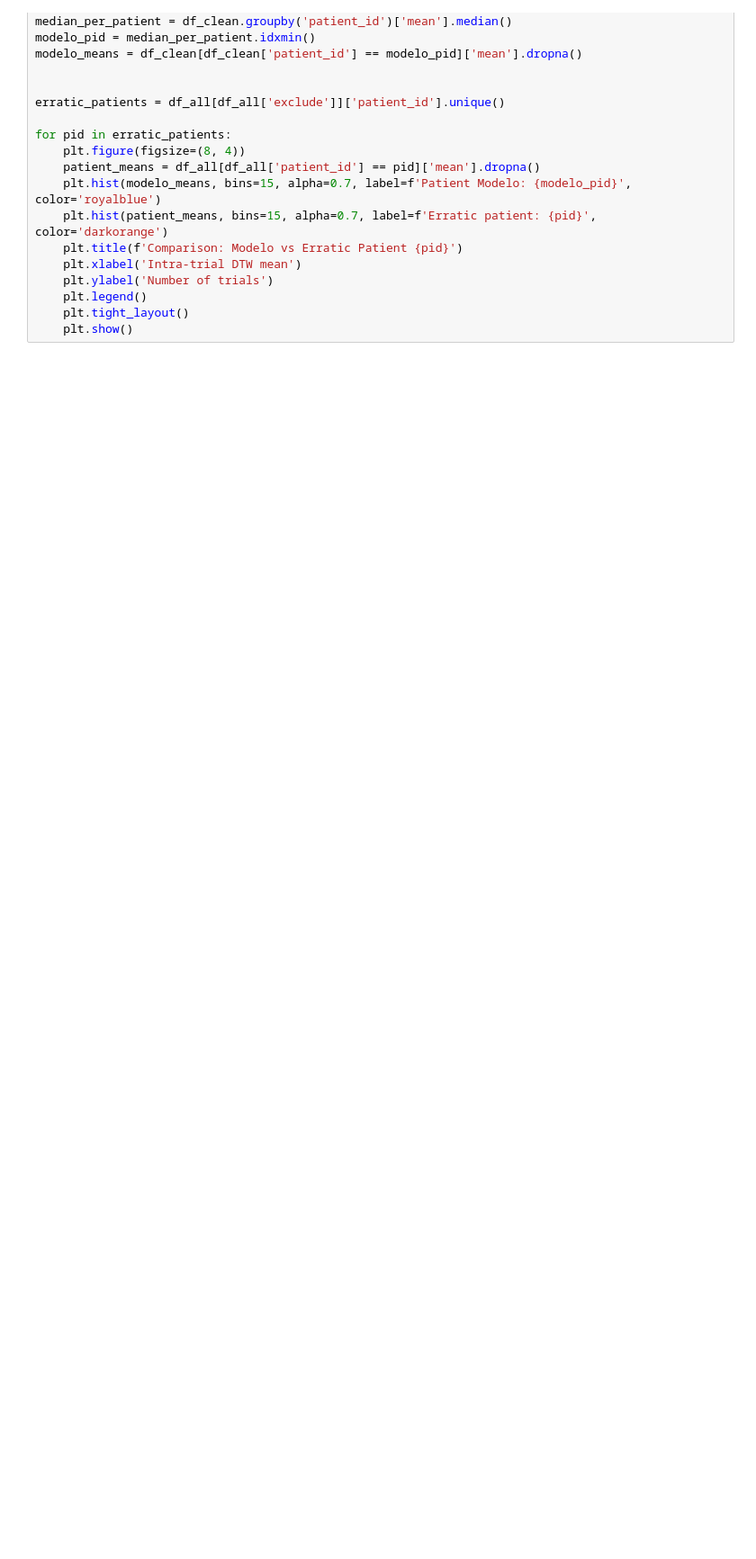
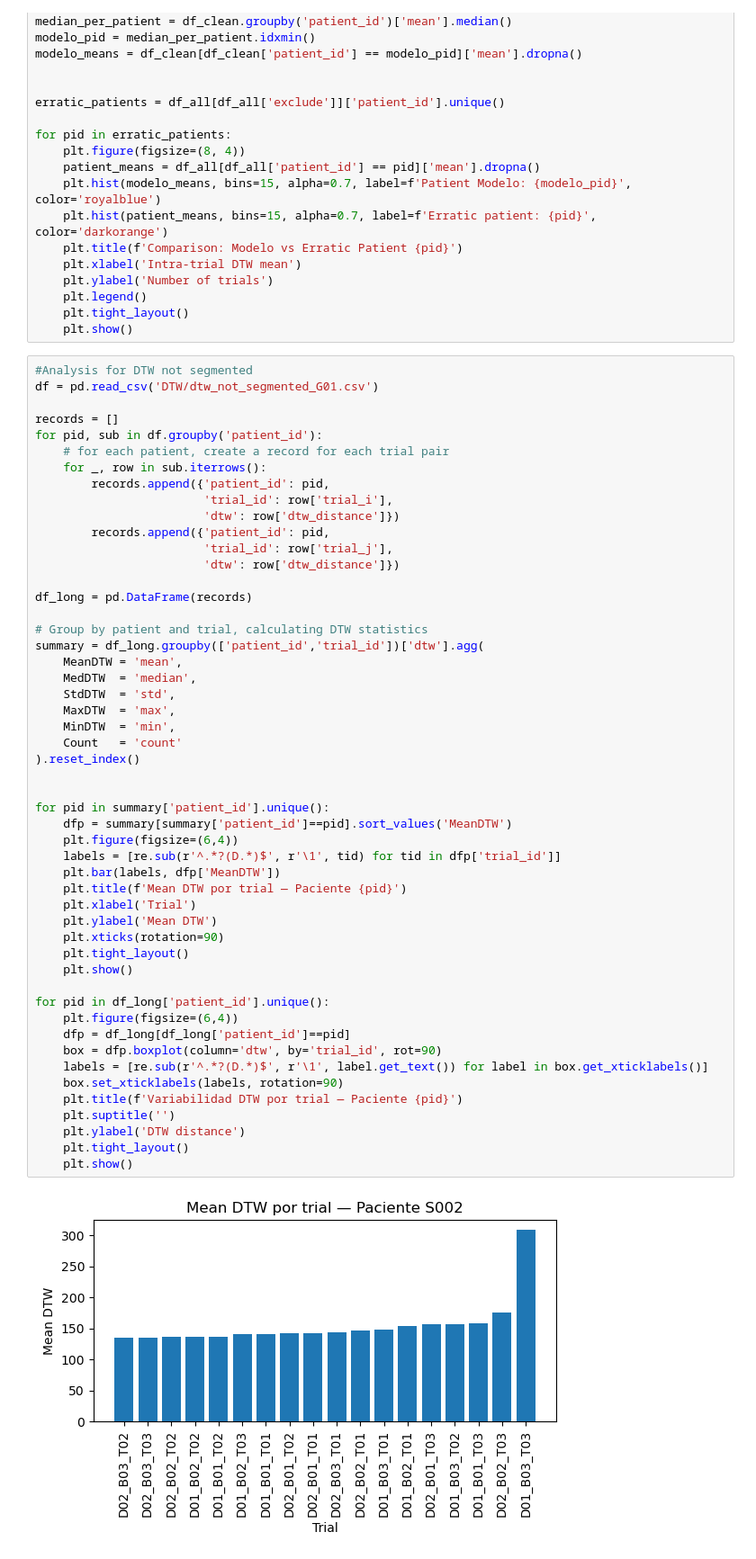
Before and after one commit to carmare13/Gait-Stability, a Jupyter notebook: NoteBooks/DTW.ipynb, the cells around one changed output. Shown at 90% size. Saved outputs shown, nothing was run; the diff lists cells and outputs as text; blank space fills up the shorter version.

Commit message:
DTW for the not segmented trial included

```diff
--- a/NoteBooks/DTW.ipynb
+++ b/NoteBooks/DTW.ipynb
@@ -179,3 +179,56 @@ for pid in erratic_patients:
     plt.legend()
     plt.tight_layout()
     plt.show()
+# %%
+#Analysis for DTW not segmented
+df = pd.read_csv('DTW/dtw_not_segmented_G01.csv')
+
+records = []
+for pid, sub in df.groupby('patient_id'):
+    # for each patient, create a record for each trial pair
+    for _, row in sub.iterrows():
+        records.append({'patient_id': pid,
+                        'trial_id': row['trial_i'],
+                        'dtw': row['dtw_distance']})
+        records.append({'patient_id': pid,
+                        'trial_id': row['trial_j'],
+                        'dtw': row['dtw_distance']})
+
+df_long = pd.DataFrame(records)
+
+# Group by patient and trial, calculating DTW statistics
+summary = df_long.groupby(['patient_id','trial_id'])['dtw'].agg(
+    MeanDTW = 'mean',
+    MedDTW  = 'median',
+    StdDTW  = 'std',
+    MaxDTW  = 'max',
+    MinDTW  = 'min',
+    Count   = 'count'
+).reset_index()
+
+
+for pid in summary['patient_id'].unique():
+    dfp = summary[summary['patient_id']==pid].sort_values('MeanDTW')
+    plt.figure(figsize=(6,4))
+    labels = [re.sub(r'^.*?(D.*)$', r'\1', tid) for tid in dfp['trial_id']]
+    plt.bar(labels, dfp['MeanDTW'])
+    plt.title(f'Mean DTW por trial — Paciente {pid}')
+    plt.xlabel('Trial')
+    plt.ylabel('Mean DTW')
+    plt.xticks(rotation=90)
+    plt.tight_layout()
+    plt.show()
+
+for pid in df_long['patient_id'].unique():
+    plt.figure(figsize=(6,4))
+    dfp = df_long[df_long['patient_id']==pid]
+    box = dfp.boxplot(column='dtw', by='trial_id', rot=90)
+    labels = [re.sub(r'^.*?(D.*)$', r'\1', label.get_text()) for label in box.get_xticklabels()]
+    box.set_xticklabels(labels, rotation=90)
+    plt.title(f'Variabilidad DTW por trial — Paciente {pid}')
+    plt.suptitle('')
+    plt.ylabel('DTW distance')
+    plt.tight_layout()
+    plt.show()
+# %% [output]
+[figure, added]
```
Also changed, not shown: parts of 3 cells of this notebook.
